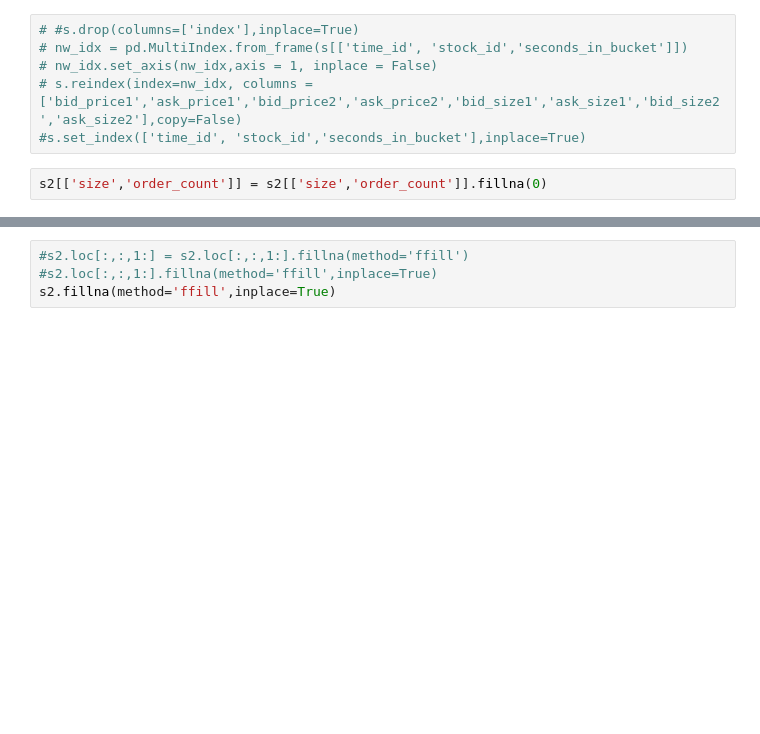
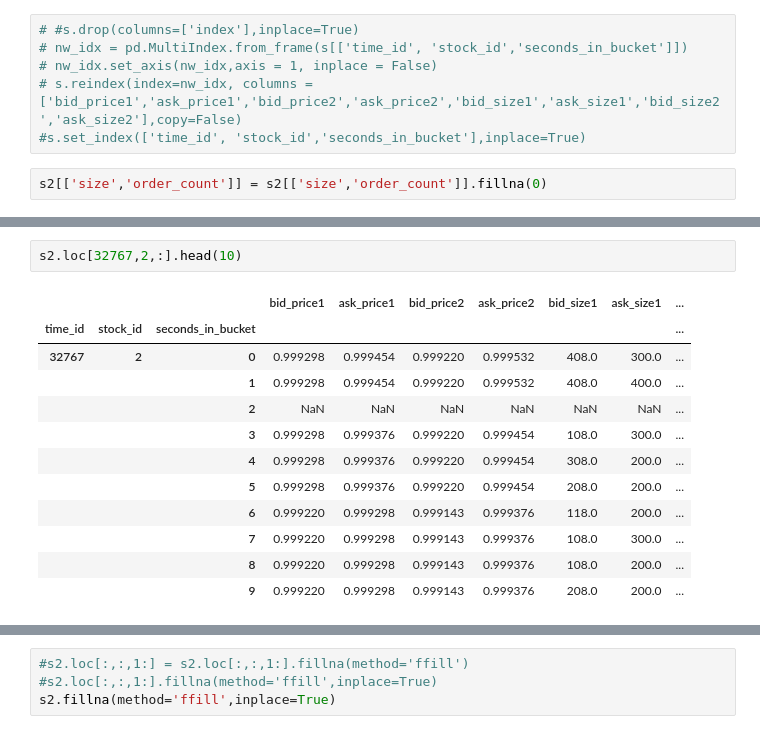
Before and after one commit to arungansi/Jovian-ML-0toGBMs, a Jupyter notebook: my-zero-to-gbm-proj-assign - Jovian - Len.ipynb, the cells around one changed output, grey strips where cells are left out. Cells and saved outputs as stored; diff of their text form; blank space fills up the shorter version.

```diff
--- a/my-zero-to-gbm-proj-assign - Jovian - Len.ipynb
+++ b/my-zero-to-gbm-proj-assign - Jovian - Len.ipynb
@@ -419,0 +621,15 @@ s2.isna().sum()
+# %%
+s2.loc[32767,2,:].head(10)
+# %% [output]
+|  |  |  | bid_price1 | ask_price1 | bid_price2 | ask_price2 | bid_size1 | ask_size1 | ... |
+| time_id | stock_id | seconds_in_bucket |  |  |  |  |  |  | ... |
+| 32767 | 2 | 0 | 0.999298 | 0.999454 | 0.999220 | 0.999532 | 408.0 | 300.0 | ... |
+|  |  | 1 | 0.999298 | 0.999454 | 0.999220 | 0.999532 | 408.0 | 400.0 | ... |
+|  |  | 2 | NaN | NaN | NaN | NaN | NaN | NaN | ... |
+|  |  | 3 | 0.999298 | 0.999376 | 0.999220 | 0.999454 | 108.0 | 300.0 | ... |
+|  |  | 4 | 0.999298 | 0.999376 | 0.999220 | 0.999454 | 308.0 | 200.0 | ... |
+|  |  | 5 | 0.999298 | 0.999376 | 0.999220 | 0.999454 | 208.0 | 200.0 | ... |
+|  |  | 6 | 0.999220 | 0.999298 | 0.999143 | 0.999376 | 118.0 | 200.0 | ... |
+|  |  | 7 | 0.999220 | 0.999298 | 0.999143 | 0.999376 | 108.0 | 300.0 | ... |
+|  |  | 8 | 0.999220 | 0.999298 | 0.999143 | 0.999376 | 108.0 | 200.0 | ... |
+|  |  | 9 | 0.999220 | 0.999298 | 0.999143 | 0.999376 | 208.0 | 200.0 | ... |
```
Also changed, not shown: parts of 38 cells of this notebook.
